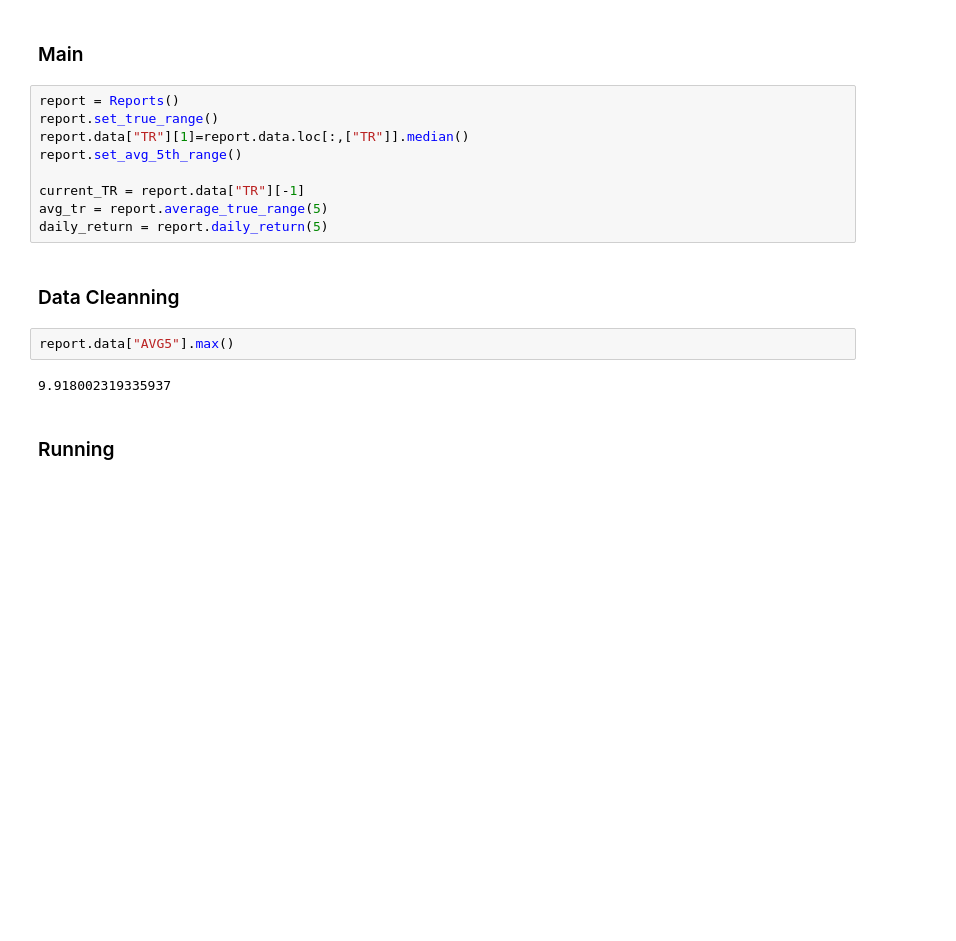
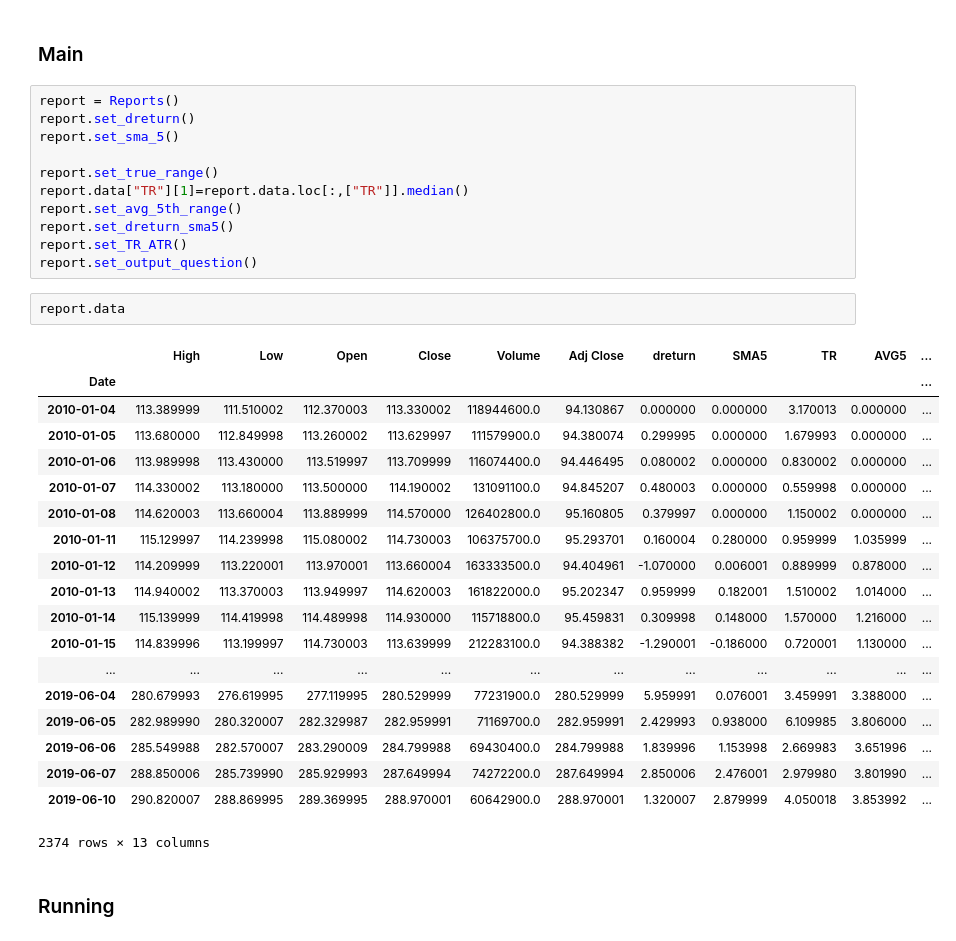
Before and after one commit to lcarcamo1526/Interview-Question, a Jupyter notebook: Interview.ipynb, the cells around one changed output. Cells and saved outputs as stored; diff of their text form; blank space fills up the shorter version.

```diff
--- a/Interview.ipynb
+++ b/Interview.ipynb
@@ -152,19 +248,37 @@ class Reports:
 ### Main
 # %%
 report = Reports()
+report.set_dreturn()
+report.set_sma_5()
+
 report.set_true_range()
 report.data["TR"][1]=report.data.loc[:,["TR"]].median()
 report.set_avg_5th_range()
-
-current_TR = report.data["TR"][-1]
-avg_tr = report.average_true_range(5)
-daily_return = report.daily_return(5)
+report.set_dreturn_sma5()
+report.set_TR_ATR()
+report.set_output_question()
-# %% [markdown]
-### Data Cleanning
 # %%
-report.data["AVG5"].max()
+report.data
 # %% [output]
+|  | High | Low | Open | Close | Volume | Adj Close | dreturn | SMA5 | TR | AVG5 | ... |
+| Date |  |  |  |  |  |  |  |  |  |  | ... |
+| 2010-01-04 | 113.389999 | 111.510002 | 112.370003 | 113.330002 | 118944600.0 | 94.130867 | 0.000000 | 0.000000 | 3.170013 | 0.000000 | ... |
+| 2010-01-05 | 113.680000 | 112.849998 | 113.260002 | 113.629997 | 111579900.0 | 94.380074 | 0.299995 | 0.000000 | 1.679993 | 0.000000 | ... |
+| 2010-01-06 | 113.989998 | 113.430000 | 113.519997 | 113.709999 | 116074400.0 | 94.446495 | 0.080002 | 0.000000 | 0.830002 | 0.000000 | ... |
+| 2010-01-07 | 114.330002 | 113.180000 | 113.500000 | 114.190002 | 131091100.0 | 94.845207 | 0.480003 | 0.000000 | 0.559998 | 0.000000 | ... |
+| 2010-01-08 | 114.620003 | 113.660004 | 113.889999 | 114.570000 | 126402800.0 | 95.160805 | 0.379997 | 0.000000 | 1.150002 | 0.000000 | ... |
+| 2010-01-11 | 115.129997 | 114.239998 | 115.080002 | 114.730003 | 106375700.0 | 95.293701 | 0.160004 | 0.280000 | 0.959999 | 1.035999 | ... |
+| 2010-01-12 | 114.209999 | 113.220001 | 113.970001 | 113.660004 | 163333500.0 | 94.404961 | -1.070000 | 0.006001 | 0.889999 | 0.878000 | ... |
+| 2010-01-13 | 114.940002 | 113.370003 | 113.949997 | 114.620003 | 161822000.0 | 95.202347 | 0.959999 | 0.182001 | 1.510002 | 1.014000 | ... |
+| 2010-01-14 | 115.139999 | 114.419998 | 114.489998 | 114.930000 | 115718800.0 | 95.459831 | 0.309998 | 0.148000 | 1.570000 | 1.216000 | ... |
+| 2010-01-15 | 114.839996 | 113.199997 | 114.730003 | 113.639999 | 212283100.0 | 94.388382 | -1.290001 | -0.186000 | 0.720001 | 1.130000 | ... |
+| ... | ... | ... | ... | ... | ... | ... | ... | ... | ... | ... | ... |
+| 2019-06-04 | 280.679993 | 276.619995 | 277.119995 | 280.529999 | 77231900.0 | 280.529999 | 5.959991 | 0.076001 | 3.459991 | 3.388000 | ... |
+| 2019-06-05 | 282.989990 | 280.320007 | 282.329987 | 282.959991 | 71169700.0 | 282.959991 | 2.429993 | 0.938000 | 6.109985 | 3.806000 | ... |
+| 2019-06-06 | 285.549988 | 282.570007 | 283.290009 | 284.799988 | 69430400.0 | 284.799988 | 1.839996 | 1.153998 | 2.669983 | 3.651996 | ... |
+| 2019-06-07 | 288.850006 | 285.739990 | 285.929993 | 287.649994 | 74272200.0 | 287.649994 | 2.850006 | 2.476001 | 2.979980 | 3.801990 | ... |
+| 2019-06-10 | 290.820007 | 288.869995 | 289.369995 | 288.970001 | 60642900.0 | 288.970001 | 1.320007 | 2.879999 | 4.050018 | 3.853992 | ... |
-9.918002319335937
+2374 rows × 13 columns
 # %% [markdown]
 ### Running
 # %%
```
Also changed, not shown: parts of 19 cells of this notebook.
